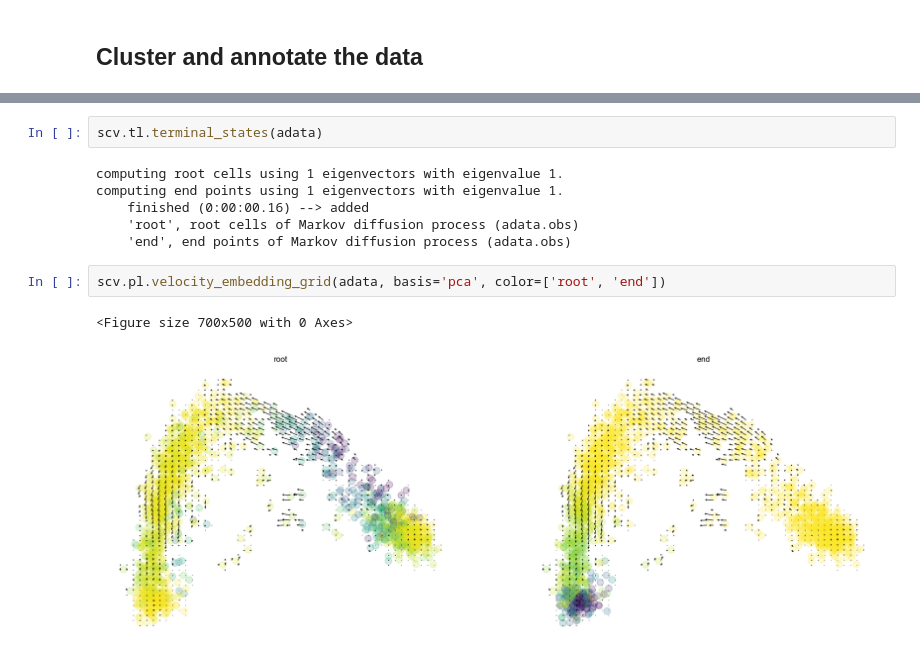
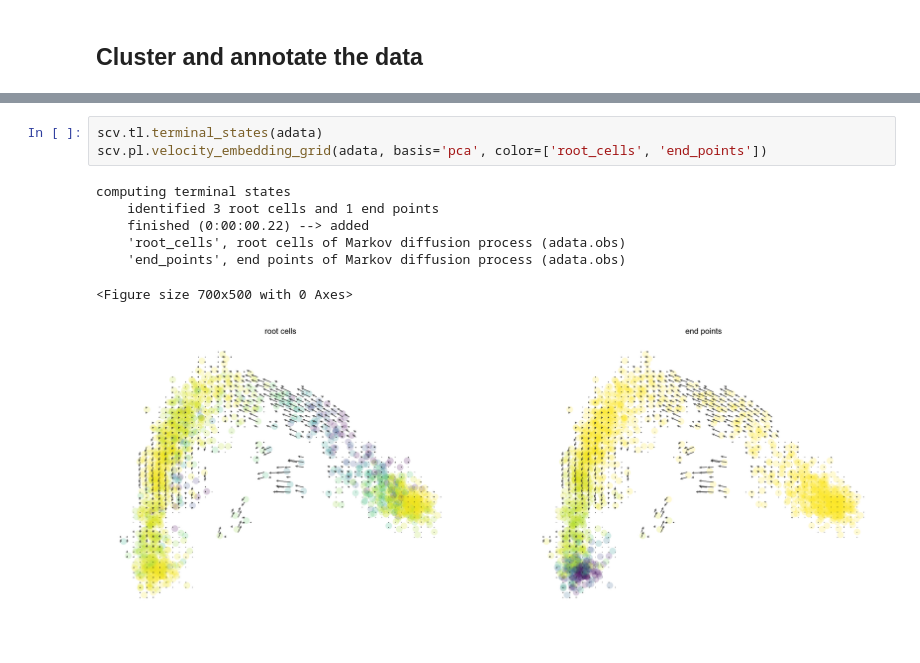
Before and after one commit to theislab/scvelo_notebooks, a Jupyter notebook: ForebrainGlut.ipynb, the cells around one changed output, grey strips where cells are left out. Cells and saved outputs as stored; diff of their text form.

```diff
--- a/ForebrainGlut.ipynb
+++ b/ForebrainGlut.ipynb
@@ -80,16 +98,14 @@ scv.pl.velocity_embedding(adata, basis='pca')
 # %%
 scv.tl.terminal_states(adata)
+scv.pl.velocity_embedding_grid(adata, basis='pca', color=['root_cells', 'end_points'])
 # %% [output]
-computing root cells using 1 eigenvectors with eigenvalue 1.
-computing end points using 1 eigenvectors with eigenvalue 1.
-    finished (0:00:00.16) --> added
-    'root', root cells of Markov diffusion process (adata.obs)
-    'end', end points of Markov diffusion process (adata.obs)
+computing terminal states
+    identified 3 root cells and 1 end points
+    finished (0:00:00.22) --> added
+    'root_cells', root cells of Markov diffusion process (adata.obs)
+    'end_points', end points of Markov diffusion process (adata.obs)
+<Figure size 700x500 with 0 Axes>
+[figure, added]
-# %%
-scv.pl.velocity_embedding_grid(adata, basis='pca', color=['root', 'end'])
-# %% [output]
-<Figure size 700x500 with 0 Axes>
-[figure, removed]
 # %%
 scv.pl.velocity(adata, basis='pca', var_names=["ELAVL4", "STMN2", "GRIA3"])
 # %% [output]
```
Also changed, not shown: parts of 11 cells of this notebook.
